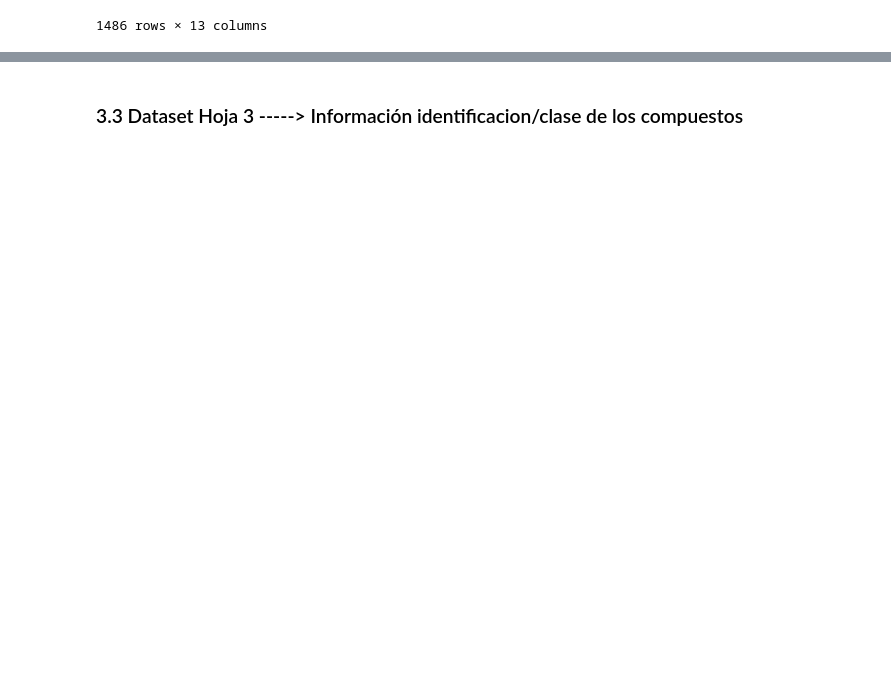
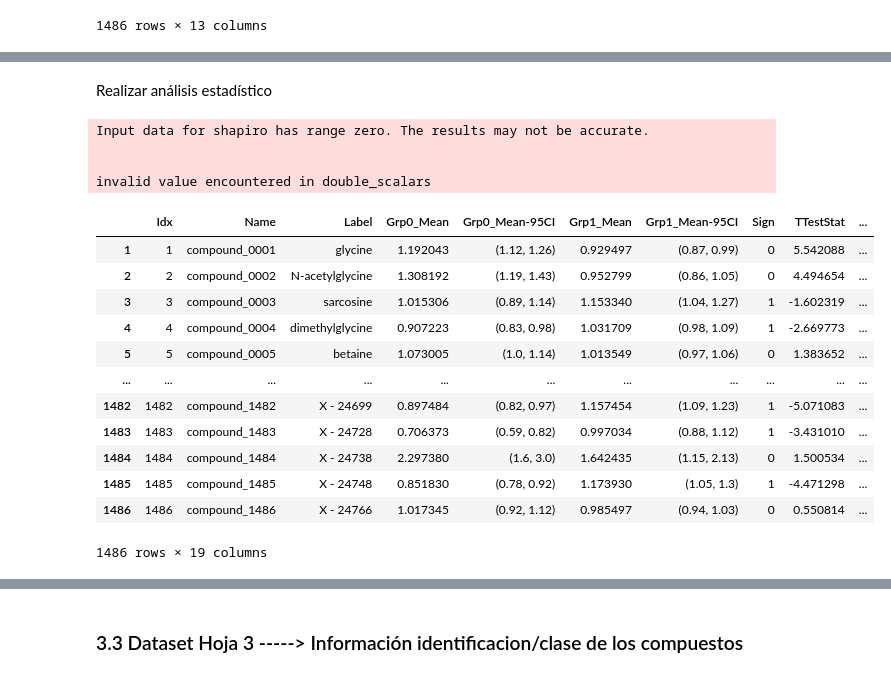
Before and after one commit to MetaboClaud/EDA-Human-Serum-Metabolome-Variability, a Jupyter notebook: src/notebooks/EDA_PRUEBAS.ipynb, the cells around one changed output, grey strips where cells are left out. Saved outputs shown, nothing was run; the diff lists cells and outputs as text; code cells hidden in the pictures; blank space fills up the shorter version.

```diff
--- a/src/notebooks/EDA_PRUEBAS.ipynb
+++ b/src/notebooks/EDA_PRUEBAS.ipynb
@@ -445,6 +469,3 @@ dataTable
 | sample_0179 | 0.590216 | 0.830575 | 1.660026 | 0.937246 | 1.008572 | 0.682781 | ... |
 | sample_0180 | 0.601484 | 0.649295 | 2.050633 | 1.468545 | 1.196692 | 0.838273 | ... |
 180 rows × 1488 columns
-# %%
-dataTable.rename(columns={'sample_id':'compound_0001'}, inplace= True)
-dataTable
@@ -464,0 +472,7 @@ dataTable
+# %%
+#Asignar SAMPLEID a dataTable
+
+dataTable = dataTable.assign(SampleID = list(muestras))
+#comprobamos que se añadió la columna
+hoja2=dataTable
+hoja2
@@ -520,0 +593,35 @@ Loading BokehJS ...
+# %% [markdown]
+Realizar análisis estadístico
+# %%
+
+# Seleccionar los grupos a comparar para hacer el análisis estadístico
+Stat_hoja2 = hoja2[(hoja2.Class == "diabetic") | (hoja2.Class == "Healthy")]  # Seleccionar solo los grupos Diabeticos y Sanos
+pos_outcome = "diabetic"    #que resulten positivos para diabetes
+
+# Calcular la estadistica básica y crear la tabla.
+Tabla_estadistica = cb.utils.univariate_2class(Stat_hoja2,
+                                        hoja3,
+                                        group='Class',                # Columna para determinar los grupos
+                                        posclass= pos_outcome,         # Valor posclass en la columna de acuerod a la clase
+                                        parametric=True)              # Set parametric = True or False
+
+# Imprimir tabla
+Tabla_estadistica
+# %% [output]
+Input data for shapiro has range zero. The results may not be accurate.
+
+
+invalid value encountered in double_scalars
+|  | Idx | Name | Label | Grp0_Mean | Grp0_Mean-95CI | Grp1_Mean | Grp1_Mean-95CI | Sign | TTestStat | ... |
+| 1 | 1 | compound_0001 | glycine | 1.192043 | (1.12, 1.26) | 0.929497 | (0.87, 0.99) | 0 | 5.542088 | ... |
+| 2 | 2 | compound_0002 | N-acetylglycine | 1.308192 | (1.19, 1.43) | 0.952799 | (0.86, 1.05) | 0 | 4.494654 | ... |
+| 3 | 3 | compound_0003 | sarcosine | 1.015306 | (0.89, 1.14) | 1.153340 | (1.04, 1.27) | 1 | -1.602319 | ... |
+| 4 | 4 | compound_0004 | dimethylglycine | 0.907223 | (0.83, 0.98) | 1.031709 | (0.98, 1.09) | 1 | -2.669773 | ... |
+| 5 | 5 | compound_0005 | betaine | 1.073005 | (1.0, 1.14) | 1.013549 | (0.97, 1.06) | 0 | 1.383652 | ... |
+| ... | ... | ... | ... | ... | ... | ... | ... | ... | ... | ... |
+| 1482 | 1482 | compound_1482 | X - 24699 | 0.897484 | (0.82, 0.97) | 1.157454 | (1.09, 1.23) | 1 | -5.071083 | ... |
+| 1483 | 1483 | compound_1483 | X - 24728 | 0.706373 | (0.59, 0.82) | 0.997034 | (0.88, 1.12) | 1 | -3.431010 | ... |
+| 1484 | 1484 | compound_1484 | X - 24738 | 2.297380 | (1.6, 3.0) | 1.642435 | (1.15, 2.13) | 0 | 1.500534 | ... |
+| 1485 | 1485 | compound_1485 | X - 24748 | 0.851830 | (0.78, 0.92) | 1.173930 | (1.05, 1.3) | 1 | -4.471298 | ... |
+| 1486 | 1486 | compound_1486 | X - 24766 | 1.017345 | (0.92, 1.12) | 0.985497 | (0.94, 1.03) | 0 | 0.550814 | ... |
+1486 rows × 19 columns
```
Also changed, not shown: parts of 35 cells of this notebook.
